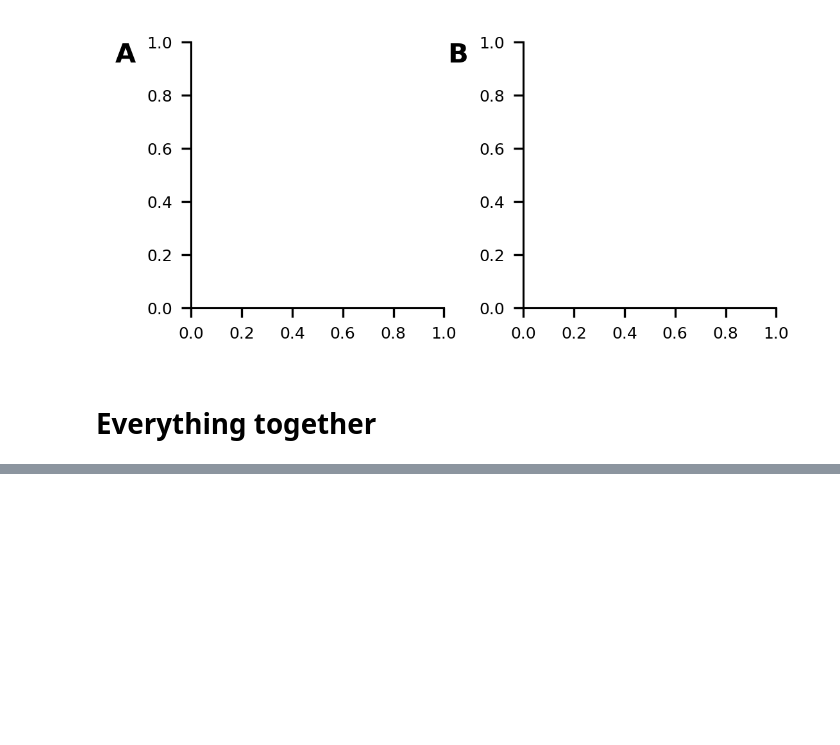
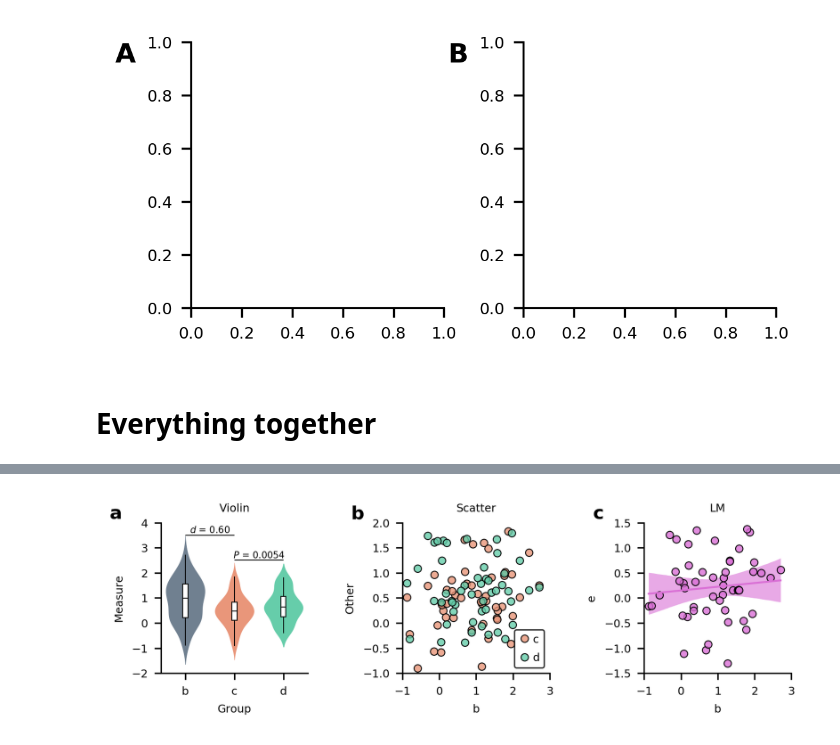
Before and after one commit to moltaire/myplotlib, a Jupyter notebook: gallery.ipynb, the cells around one changed output, grey strips where cells are left out. Drawn from its saved outputs; the diff is of its cells as text; code cells hidden in the pictures; blank space fills up the shorter version.

```diff
--- a/gallery.ipynb
+++ b/gallery.ipynb
@@ -17,12 +17,16 @@ matplotlib = my.utilities.set_mpl_defaults(matplotlib)
 # Make some data
 # %%
 np.random.seed(11)
-variables = ['a', 'b', 'c', 'd', 'e', 'f', 'g', 'h']
-data = pd.DataFrame({v: np.random.normal(loc=np.random.uniform(),
-                                         scale=np.random.uniform(0.5, 1.0),
-                                         size=50)
-                     for v in variables})
-data.columns.name = 'Group'
+variables = ["a", "b", "c", "d", "e", "f", "g", "h"]
+data = pd.DataFrame(
+    {
+        v: np.random.normal(
+            loc=np.random.uniform(), scale=np.random.uniform(0.5, 1.0), size=50
+        )
+        for v in variables
+    }
+)
+data.columns.name = "Group"
 # %% [markdown]
 # Violin Plot
 # %%
@@ -103,50 +111,61 @@ plt.savefig('examples/labelAxes.png')
 # %%
 from scipy.stats import ttest_ind
 # %%
-fig, axs = plt.subplots(1, 3, figsize=my.utilities.cm2inch(3*4.5, 4.5))
+fig, axs = plt.subplots(1, 3, figsize=my.utilities.cm2inch(3 * 4.5, 4.5))
 
 # Violin Plot
-axs[0] = my.plots.violin(data[['b', 'c', 'd']], value_name='Measure', ax=axs[0])
-axs[0].set_ylim(-0.2, 1.2)
-axs[0].set_yticks(np.arange(-0.2, 1.21, 0.2))
-axs[0].set_title('Violin')
+axs[0] = my.plots.violin(data[["b", "c", "d"]], value_name="Measure", ax=axs[0])
+axs[0].set_title("Violin")
 
 # Annotations
-d = np.mean(data['b']) - np.mean(data['c']) / np.sqrt(np.std(data['b']**2) + np.std(data['c']**2))
-axs[0] = my.annotation.hTextLine('$d$ = {d:.2f}'.format(d=d), 0, 1, 0.9, ax=axs[0], lineTextGap=0.02)
+d = np.mean(data["b"]) - np.mean(data["c"]) / np.sqrt(
+    np.std(data["b"] ** 2) + np.std(data["c"] ** 2)
+)
+axs[0] = my.annotation.hTextLine(
+    "$d$ = {d:.2f}".format(d=d), 0, 1, 3.5, ax=axs[0], lineTextGap=0.02
+)
 
-tval, pval = ttest_ind(data['c'], data['b'], equal_var=False)
+tval, pval = ttest_ind(data["c"], data["b"], equal_var=False)
 if pval < 0.001:
     pstring = "$P$ < 0.001"
 else:
-    pstring = '$P$ = {pval:.4f}'.format(pval=pval)
-axs[0] = my.annotation.hTextLine(pstring, 1, 2, 1, lineTextGap=0.02, ax=axs[0])
+    pstring = "$P$ = {pval:.4f}".format(pval=pval)
+axs[0] = my.annotation.hTextLine(pstring, 1, 2, 2.5, lineTextGap=0.02, ax=axs[0])
+
+axs[0].set_ylim(-2, 4)
 
 # Scatter Plot
-axs[1].plot([]) # skip first color so that relations of colors to variables are constant
-axs[1] = my.plots.scatter(data['b'], data['c'], label='c', ax=axs[1])
-axs[1] = my.plots.scatter(data['b'], data['d'], label='d', ax=axs[1])
-axs[1].set_ylim(-0.1, 1)
-axs[1].set_xlabel('b')
-axs[1].set_ylabel('Other')
+axs[1].plot(
+    []
+)  # skip first color so that relations of colors to variables are constant
+axs[1] = my.plots.scatter(data["b"], data["c"], label="c", ax=axs[1])
+axs[1] = my.plots.scatter(data["b"], data["d"], label="d", ax=axs[1])
+axs[1].set_xlim(-1, 3)
+axs[1].set_ylim(-1, 2)
+axs[1].set_xlabel("b")
+axs[1].set_ylabel("Other")
 axs[1].legend()
-axs[1].set_title('Scatter')
+axs[1].set_title("Scatter")
 
 
 # LM Plot
 for i in range(4):
-    axs[2].plot([]) # skip first colors so that relations of colors to variables are constant
+    axs[2].plot(
+        []
+    )  # skip first colors so that relations of colors to variables are constant
 
-lmout1 = my.plots.lm(data['b'], data['e'], label='e', ax=axs[2])
-lmout2 = my.plots.lm(data['b'], data['f'], label='f', ax=axs[2])
-axs[2].set_xlabel('b')
-axs[2].set_ylabel('Other')
-axs[2].legend()
-axs[2].set_ylim(-1, 2)
-axs[2].set_yticks(np.arange(-1, 2.01, 0.5))
+lmout1 = my.plots.lm(data["b"], data["e"], label="e", ax=axs[2])
+axs[2].set_xlabel("b")
+axs[2].set_ylabel("e")
+axs[2].set_xlim(-1, 3)
+axs[2].set_ylim(-1.5, 1.5)
+axs[2].set_title('LM')
 
 # Labelling
 fig.tight_layout(w_pad=3)
-my.utilities.label_axes(fig, fontsize=10, loc=(-0.35, 1.05), fontweight='bold', ha='left', va='bottom')
+my.utilities.label_axes(
+    fig, fontsize=10, loc=(-0.35, 1.0), fontweight="bold", ha="left", va="bottom"
+)
 
-plt.savefig('examples/combination.png')
+plt.savefig("examples/combination.png")
+# %% [output]
@@ -152,0 +177 @@ plt.savefig('examples/combination.png')
+[figure, added]
```
Also changed, not shown: parts of 7 cells of this notebook, 2 other files.
